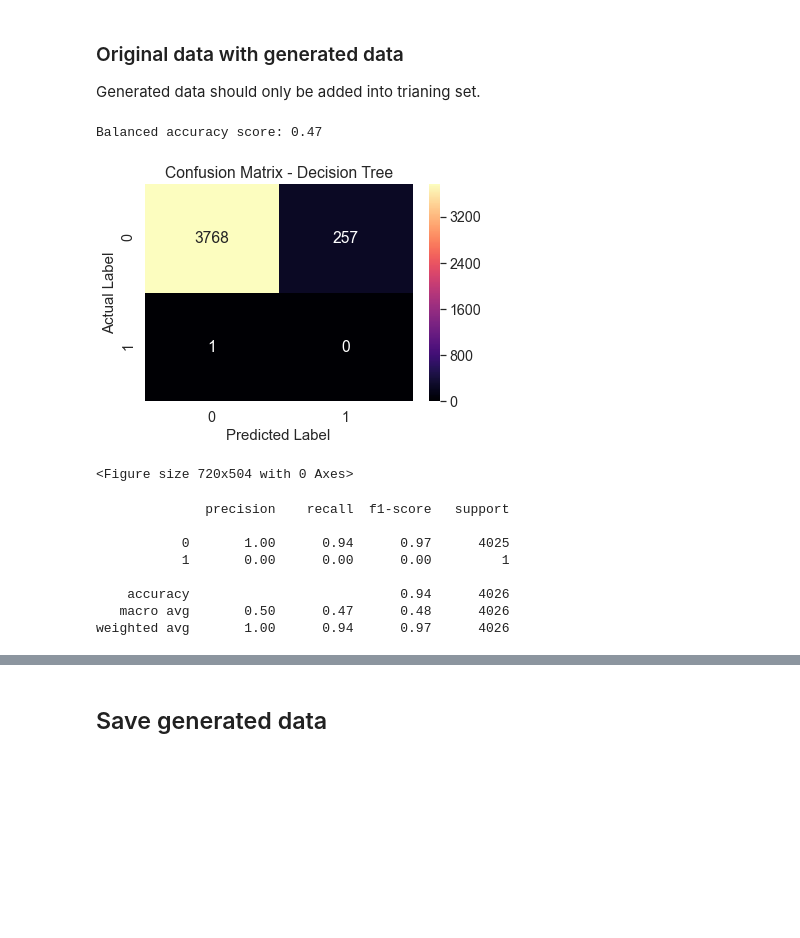
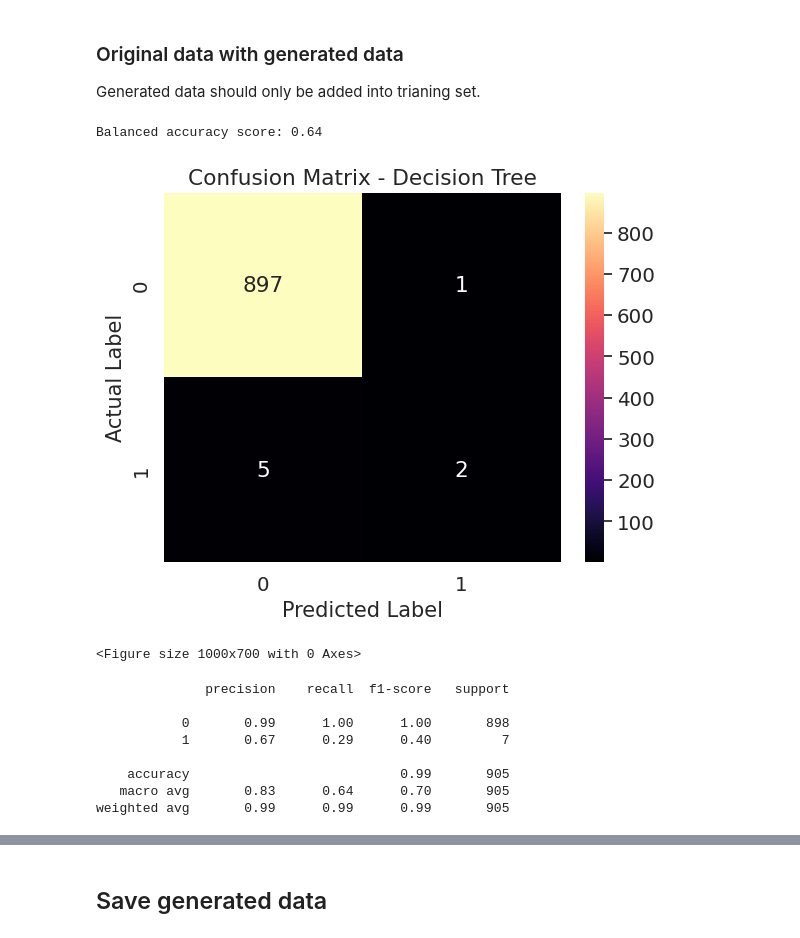
Before and after one commit to L-yue-0112/Signature-based-IDS, a Jupyter notebook: Synthetic Data/CTGAN_PwshAlternateHosts.ipynb, the cells around one changed output, grey strips where cells are left out. Drawn from its saved outputs; the diff is of its cells as text; code cells hidden in the pictures; blank space fills up the shorter version.

```diff
--- a/Synthetic Data/CTGAN_PwshAlternateHosts.ipynb
+++ b/Synthetic Data/CTGAN_PwshAlternateHosts.ipynb
@@ -148,5 +168,19 @@ model = CTGAN.load(r'models\PwshAlternateHosts.pkl')
+# %%
+from sdv.metadata import SingleTableMetadata
+from sdv.single_table import CTGANSynthesizer
+
+metadata = SingleTableMetadata()
+metadata.detect_from_dataframe(data=df)
+
+synthesizer = CTGANSynthesizer(metadata,cuda=True)
+
+synthesizer.fit(df)
+
+# save and reuse the model
+synthesizer.save(filepath=os.getcwd() + '/models/PwshAlternateHosts.pkl')
 # %%
-new_data = model.sample(num_rows=1000000)
+new_data = synthesizer.sample(num_rows=1000000)
+# new_data = model.sample(num_rows=1000000)
 new_data.head()
 # %% [output]
 |  | Channel | EventID | Message | Description | ImageLoaded | Image | PipeName |
@@ -215,7 +285,7 @@ Randomly pick data from each analytic's results, and combine them as the generat
 # %%
 # randomly pick from results of analytics
 results = [I, II, III]
-pick_nums = [608, 608, 608] # 2737 * 2/3 = 1824
+pick_nums = [37, 311, 1500] # 2737 * 2/3 = 1824
 gen_data = random_generator(results, pick_nums)
 
 gen_data.shape
@@ -243,7 +315,8 @@ X, le_dict = labelEncoder_get(X)
 y = labelList(df.shape[0], [2, 4, 7, 8, 12, 768, 799])
 
 clf = DecisionTreeClassifier()
-X_train, X_test, y_train, y_test = train_test_split(X, y, test_size = 0.33, random_state=42)
+# X_train, X_test, y_train, y_test = train_test_split(X, y, test_size = 0.33, random_state=42)
+X_train, X_test, y_train, y_test = train_test_split_m(X, y, [2, 4, 7, 8, 12, 768, 799])
 
 clf.fit(X_train, y_train)
 y_predict = clf.predict(X_test)
@@ -267,31 +340,30 @@ Generated data should only be added into trianing set.
 # %%
 X_gen = preprocess(gen_data)
 X_gen = labelEncoder_trans(X_gen, le_dict)
 # add generated data to the original training set
 X_train_new = pd.concat([X_train, X_gen], axis=0)
 
-X_train_new = preprocess_labelEncoder(X_train_new)
 
 # generated data are all positive
 for i in range(len(gen_data)):
     y_train.append(1)
 
 clf.fit(X_train_new, y_train)
-y_predict = clf.predict(preprocess_labelEncoder(X_test))
+y_predict = clf.predict(X_test)
 print("Balanced accuracy score: {:.2f}".format(metrics.balanced_accuracy_score(y_test, y_predict)))
 draw_confusionMatrix(y_test, y_predict)
 # %% [output]
-Balanced accuracy score: 0.47
+Balanced accuracy score: 0.64
-[figure, old version]
+[figure, new version]
-<Figure size 720x504 with 0 Axes>
+<Figure size 1000x700 with 0 Axes>
               precision    recall  f1-score   support
 
-           0       1.00      0.94      0.97      4025
-           1       0.00      0.00      0.00         1
+           0       0.99      1.00      1.00       898
+           1       0.67      0.29      0.40         7
 
-    accuracy                           0.94      4026
-   macro avg       0.50      0.47      0.48      4026
-weighted avg       1.00      0.94      0.97      4026
+    accuracy                           0.99       905
+   macro avg       0.83      0.64      0.70       905
+weighted avg       0.99      0.99      0.99       905
 # %%
 from sklearn import tree
 # draw the tree
```
Also changed, not shown: parts of 13 cells of this notebook, 3 other files.
